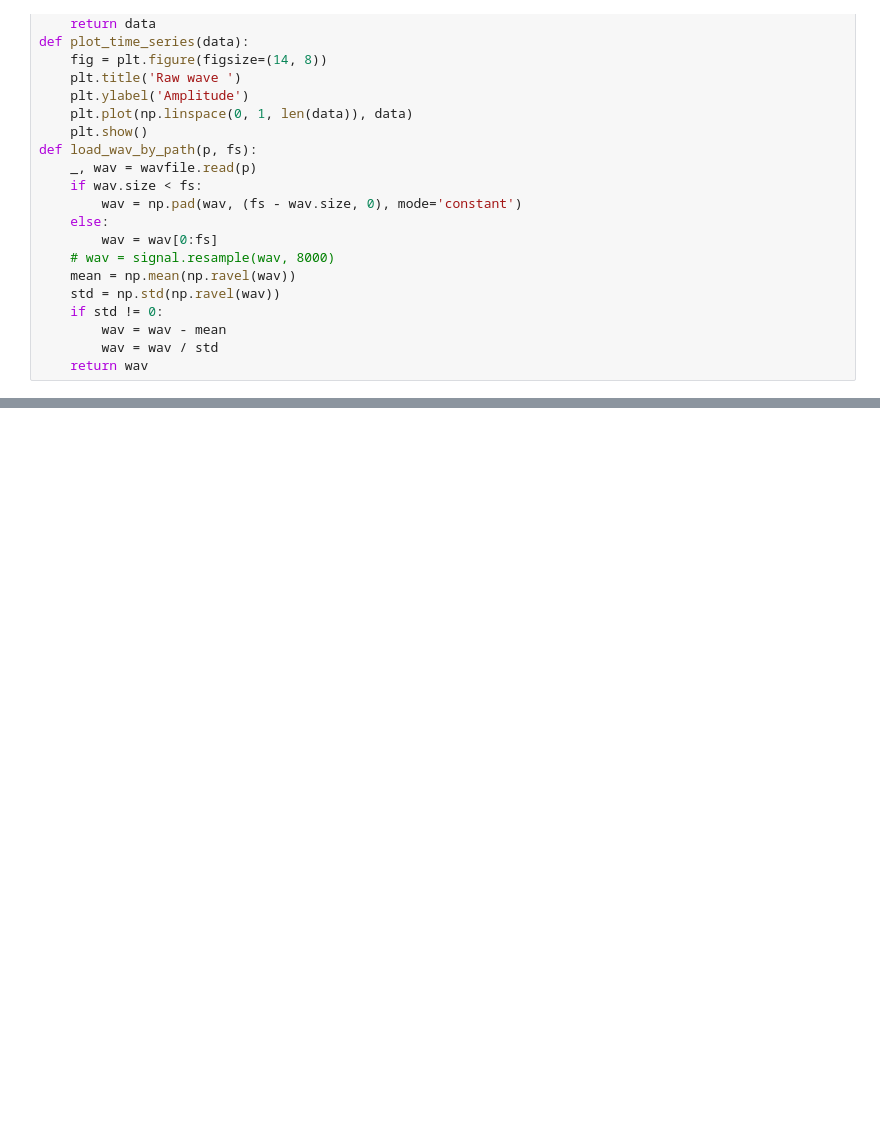
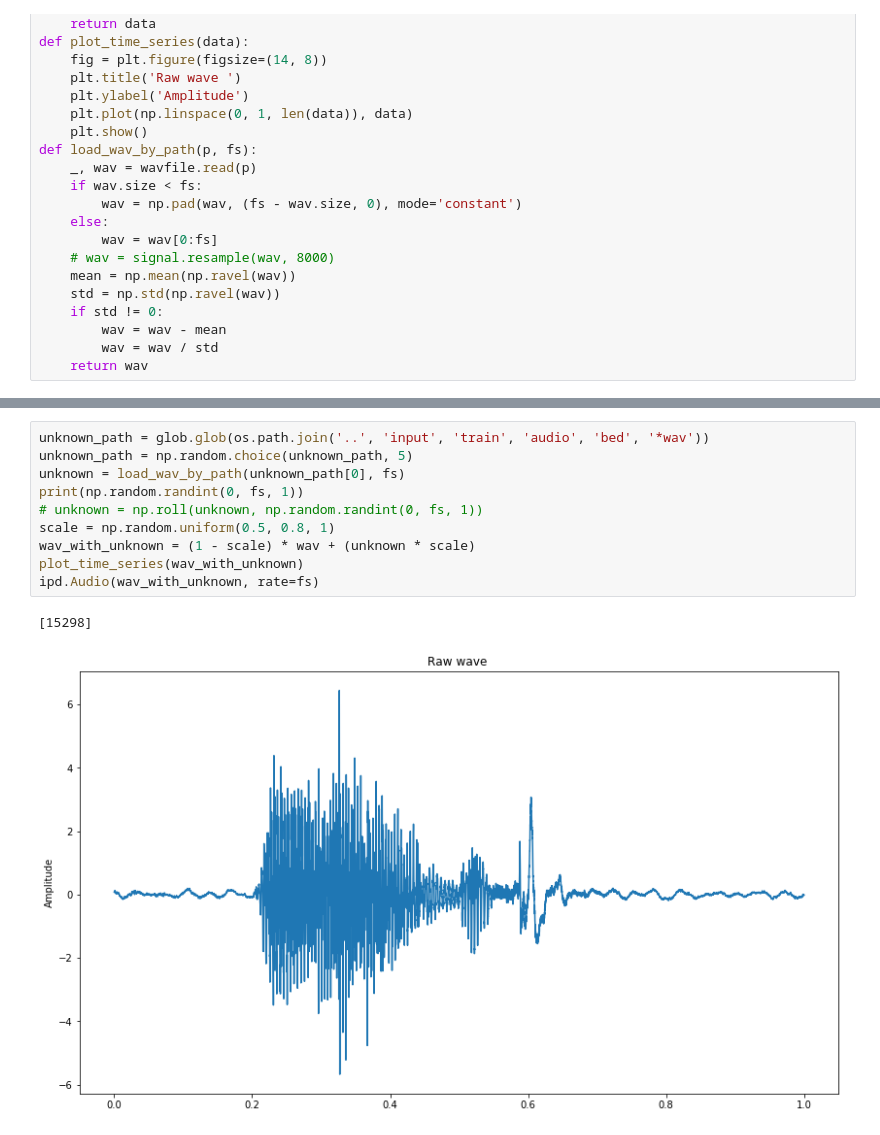
Before and after one commit to 3v1l91l/speech, a Jupyter notebook: src/augment.ipynb, the cells around one changed output, grey strips where cells are left out. Drawn from its saved outputs; the diff is of its cells as text; blank space fills up the shorter version.

```diff
--- a/src/augment.ipynb
+++ b/src/augment.ipynb
@@ -47,0 +55,13 @@ ipd.Audio(wav, rate=fs)
+# %%
+unknown_path = glob.glob(os.path.join('..', 'input', 'train', 'audio', 'bed', '*wav'))
+unknown_path = np.random.choice(unknown_path, 5)
+unknown = load_wav_by_path(unknown_path[0], fs)
+print(np.random.randint(0, fs, 1))
+# unknown = np.roll(unknown, np.random.randint(0, fs, 1))
+scale = np.random.uniform(0.5, 0.8, 1)
+wav_with_unknown = (1 - scale) * wav + (unknown * scale)
+plot_time_series(wav_with_unknown)
+ipd.Audio(wav_with_unknown, rate=fs)
+# %% [output]
+[15298]
+[figure, added]
```
Also changed, not shown: parts of 8 cells of this notebook, 4 other files.
